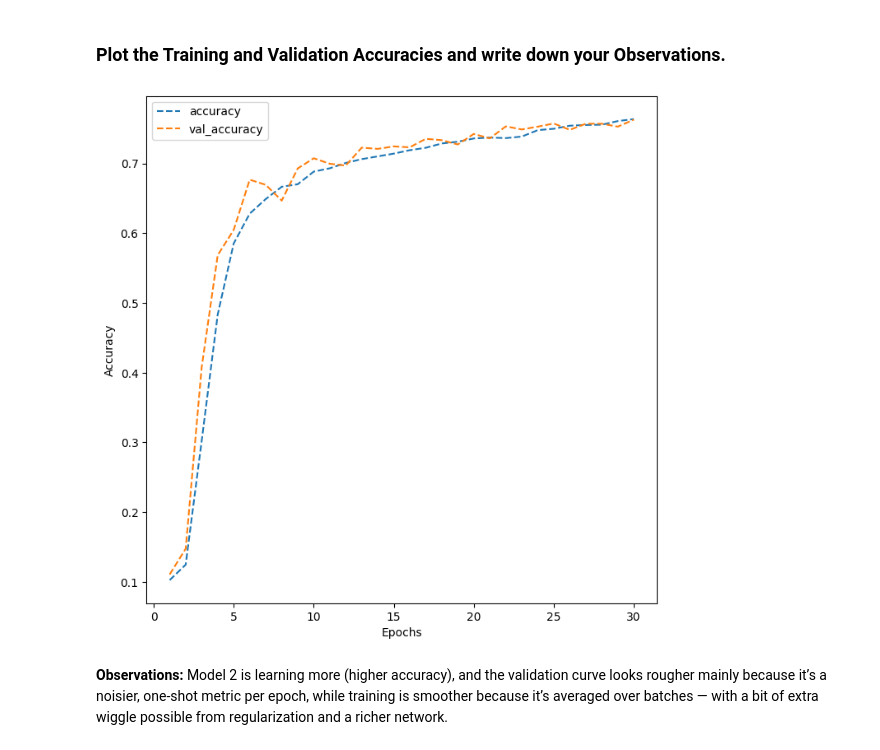
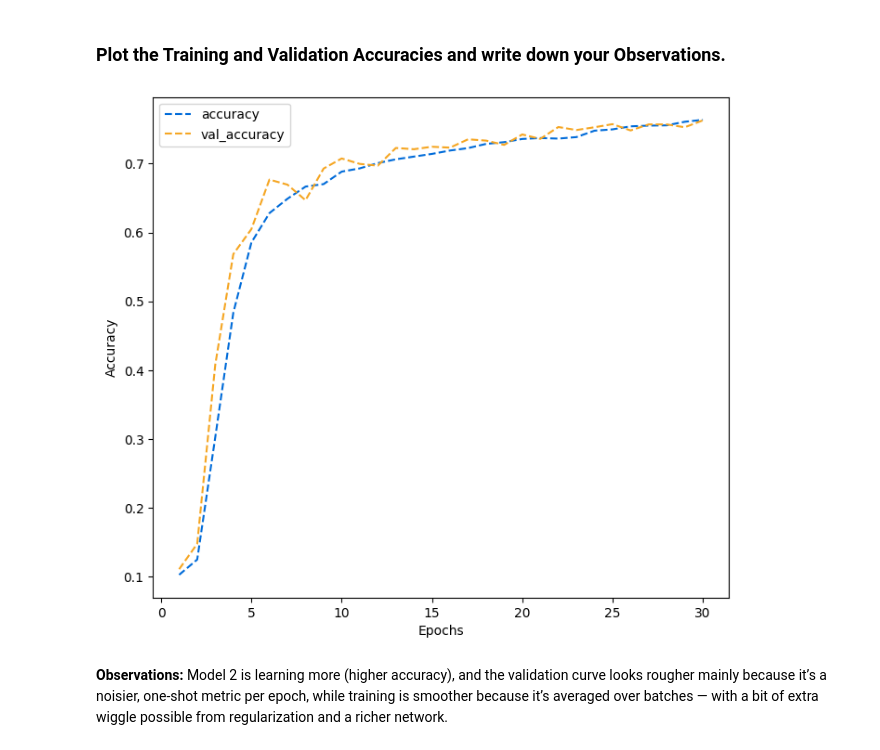
Before and after one commit to lino-5r/MIT-AAIDS, a Jupyter notebook: High_Code_SVHN_Digit_Recognition.ipynb, the cells around one changed output. Saved outputs shown, nothing was run; the diff lists cells and outputs as text; code cells hidden in the pictures.

```diff
--- a/High_Code_SVHN_Digit_Recognition.ipynb
+++ b/High_Code_SVHN_Digit_Recognition.ipynb
@@ -278,22 +317,23 @@ Epoch 20/20
 # %% [markdown]
 ### **Plot the Training and Validation Accuracies and write down your Observations.**
 # %%
-#Cell Kappa - Plot the Training and Validation Accuracies
+# ANN_1.3 | Plot the Training and Validation Accuracies
 
 dict_hist = history_model_1.history
 list_ep = list(range(1, len(dict_hist["accuracy"]) + 1))
 
-plt.figure(figsize = (8, 8))
-
-plt.plot(list_ep, dict_hist['accuracy'], ls = '--', label = 'accuracy')
-
-plt.plot(list_ep, dict_hist['val_accuracy'], ls = '--', label = 'val_accuracy')
-
+fig = plt.figure(figsize=PLOT_STYLE['figsize'])
+fig.patch.set_facecolor(facecolor)
+plt.gca().set_facecolor(facecolor)
+plt.plot(list_ep, dict_hist['accuracy'],     color=accuracy_color, ls='--', label='accuracy')
+plt.plot(list_ep, dict_hist['val_accuracy'], color=val_accuracy_color, ls='--', label='val_accuracy')
 plt.ylabel('Accuracy')
-
 plt.xlabel('Epochs')
-
 plt.legend()
 
+ann1_accuracy_svg = plot_to_svg_string(fig)
 plt.show()
+
+with open('ann1_accuracy.svg', 'w') as f:
+    f.write(ann1_accuracy_svg)
 # %% [output]
@@ -414,26 +454,27 @@ Epoch 30/30
 # %% [markdown]
 ### **Plot the Training and Validation Accuracies and write down your Observations.**
 # %%
-#Cell Mu - Plot the Training and Validation Accuracies for Model ANN v2
+# ANN_2.2 | Plot the Training and Validation Accuracies for Model ANN v2
 
 dict_hist = history_model_2.history
 list_ep = list(range(1, len(dict_hist["accuracy"]) + 1))
 
-plt.figure(figsize = (8, 8))
-
-plt.plot(list_ep, dict_hist['accuracy'], ls = '--', label = 'accuracy')
-
-plt.plot(list_ep, dict_hist['val_accuracy'], ls = '--', label = 'val_accuracy')
-
+fig = plt.figure(figsize=PLOT_STYLE['figsize'])
+fig.patch.set_facecolor(facecolor)
+plt.gca().set_facecolor(edgecolor)
+plt.plot(list_ep, dict_hist['accuracy'],     color=accuracy_color, ls='--', label='accuracy')
+plt.plot(list_ep, dict_hist['val_accuracy'], color=val_accuracy_color, ls='--', label='val_accuracy')
 plt.ylabel('Accuracy')
-
 plt.xlabel('Epochs')
-
 plt.legend()
 
+ann2_accuracy_svg = plot_to_svg_string(fig)
 plt.show()
+
+with open('ann2_accuracy.svg', 'w') as f:
+    f.write(ann2_accuracy_svg)
 # %% [output]
-[figure, old version]
+[figure, new version]
 # %% [markdown]
 **Observations:**
 Model 2 is learning more (higher accuracy), and the validation curve looks rougher mainly because it’s a noisier, one-shot metric per epoch, while training is smoother because it’s averaged over batches — with a bit of extra wiggle possible from regularization and a richer network.
```
Also changed, not shown: parts of 30 cells of this notebook, 21 other files.
